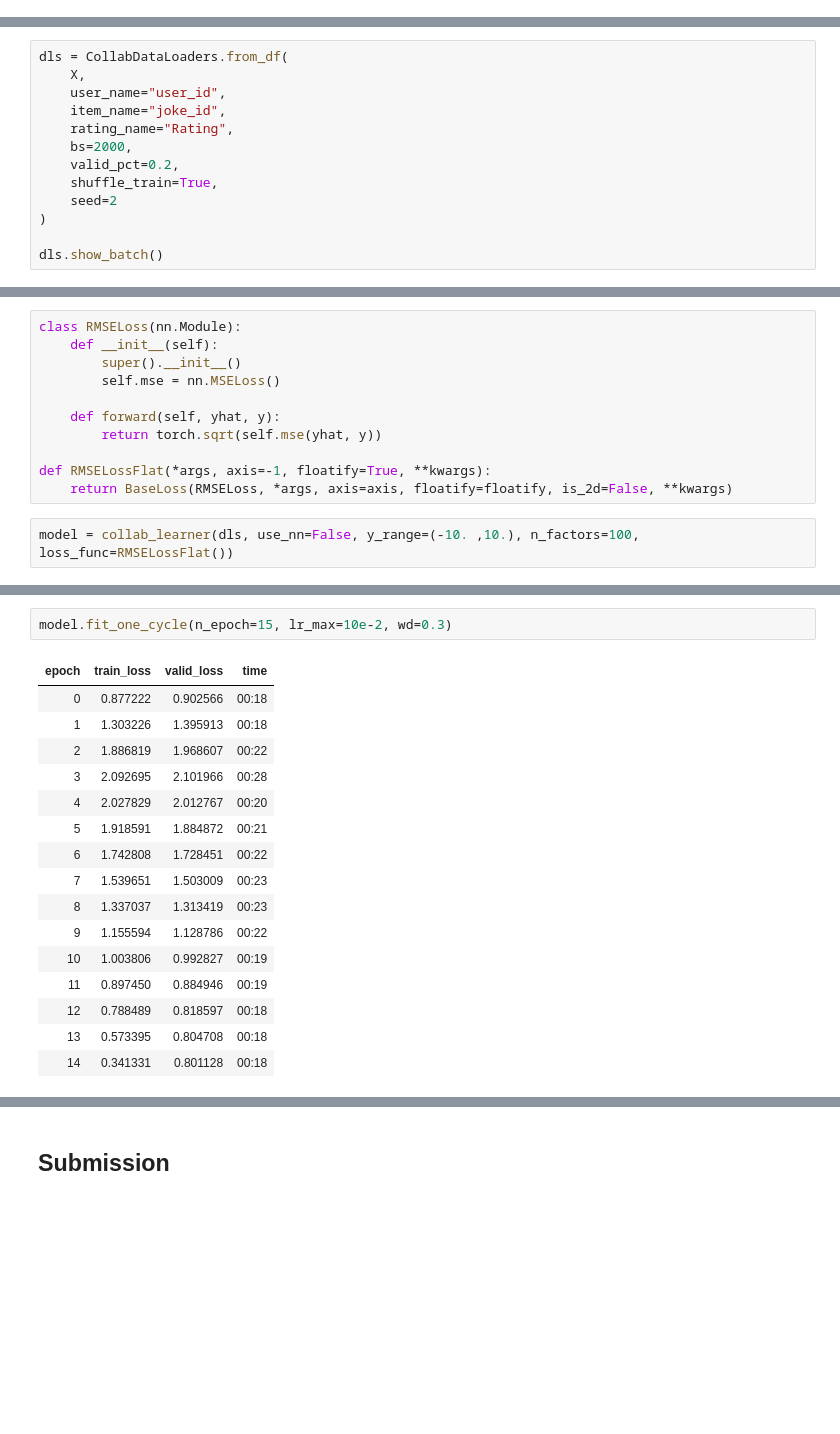
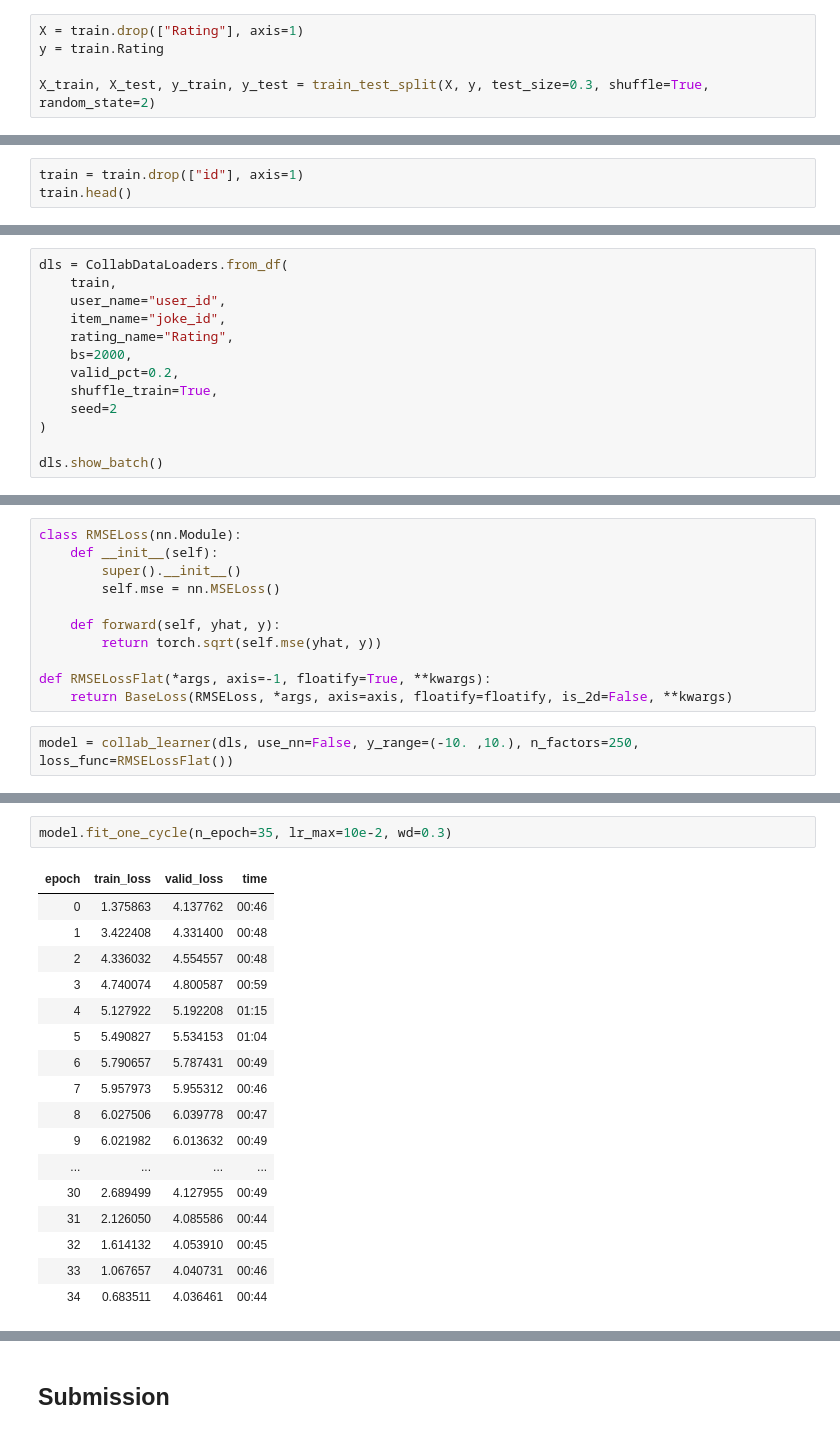
Before and after one commit to houstonsantos/joke_rating, a Jupyter notebook: joke_rating-v2.ipynb, the cells around one changed output, grey strips where cells are left out. Saved outputs shown, nothing was run; the diff lists cells and outputs as text; blank space fills up the shorter version.

```diff
--- a/joke_rating-v2.ipynb
+++ b/joke_rating-v2.ipynb
@@ -96,2 +96,7 @@ variance(train.Rating)
+# %%
+X = train.drop(["Rating"], axis=1)
+y = train.Rating
+
+X_train, X_test, y_train, y_test = train_test_split(X, y, test_size=0.3, shuffle=True, random_state=2)
 # %%
 sc = StandardScaler()
@@ -109,3 +113,6 @@ X.head()
 | 4 | -0.191420 | 1.586194 | 1.456091 |
 # %% [markdown]
 ## Models
+# %%
+train = train.drop(["id"], axis=1)
+train.head()
@@ -112,6 +126,6 @@ X.head()
 # %%
 dls = CollabDataLoaders.from_df(
-    X,
+    train,
     user_name="user_id",
     item_name="joke_id",
     rating_name="Rating",
@@ -146,7 +160,7 @@ class RMSELoss(nn.Module):
 def RMSELossFlat(*args, axis=-1, floatify=True, **kwargs):
     return BaseLoss(RMSELoss, *args, axis=axis, floatify=floatify, is_2d=False, **kwargs)
 # %%
-model = collab_learner(dls, use_nn=False, y_range=(-10. ,10.), n_factors=100, loss_func=RMSELossFlat())
+model = collab_learner(dls, use_nn=False, y_range=(-10. ,10.), n_factors=250, loss_func=RMSELossFlat())
 # %%
 model.lr_find()
 # %% [output]
@@ -156,22 +170,23 @@ SuggestedLRs(valley=9.999999747378752e-06)
 # %%
-model.fit_one_cycle(n_epoch=15, lr_max=10e-2, wd=0.3)
+model.fit_one_cycle(n_epoch=35, lr_max=10e-2, wd=0.3)
 # %% [output]
 | epoch | train_loss | valid_loss | time |
-| 0 | 0.877222 | 0.902566 | 00:18 |
-| 1 | 1.303226 | 1.395913 | 00:18 |
-| 2 | 1.886819 | 1.968607 | 00:22 |
-| 3 | 2.092695 | 2.101966 | 00:28 |
-| 4 | 2.027829 | 2.012767 | 00:20 |
-| 5 | 1.918591 | 1.884872 | 00:21 |
-| 6 | 1.742808 | 1.728451 | 00:22 |
-| 7 | 1.539651 | 1.503009 | 00:23 |
-| 8 | 1.337037 | 1.313419 | 00:23 |
-| 9 | 1.155594 | 1.128786 | 00:22 |
-| 10 | 1.003806 | 0.992827 | 00:19 |
-| 11 | 0.897450 | 0.884946 | 00:19 |
-| 12 | 0.788489 | 0.818597 | 00:18 |
-| 13 | 0.573395 | 0.804708 | 00:18 |
-| 14 | 0.341331 | 0.801128 | 00:18 |
+| 0 | 1.375863 | 4.137762 | 00:46 |
+| 1 | 3.422408 | 4.331400 | 00:48 |
+| 2 | 4.336032 | 4.554557 | 00:48 |
+| 3 | 4.740074 | 4.800587 | 00:59 |
+| 4 | 5.127922 | 5.192208 | 01:15 |
+| 5 | 5.490827 | 5.534153 | 01:04 |
+| 6 | 5.790657 | 5.787431 | 00:49 |
+| 7 | 5.957973 | 5.955312 | 00:46 |
+| 8 | 6.027506 | 6.039778 | 00:47 |
+| 9 | 6.021982 | 6.013632 | 00:49 |
+| ... | ... | ... | ... |
+| 30 | 2.689499 | 4.127955 | 00:49 |
+| 31 | 2.126050 | 4.085586 | 00:44 |
+| 32 | 1.614132 | 4.053910 | 00:45 |
+| 33 | 1.067657 | 4.040731 | 00:46 |
+| 34 | 0.683511 | 4.036461 | 00:44 |
 # %%
 model.show_results()
 # %% [output]
```
Also changed, not shown: parts of 12 cells of this notebook, 2 other files.
